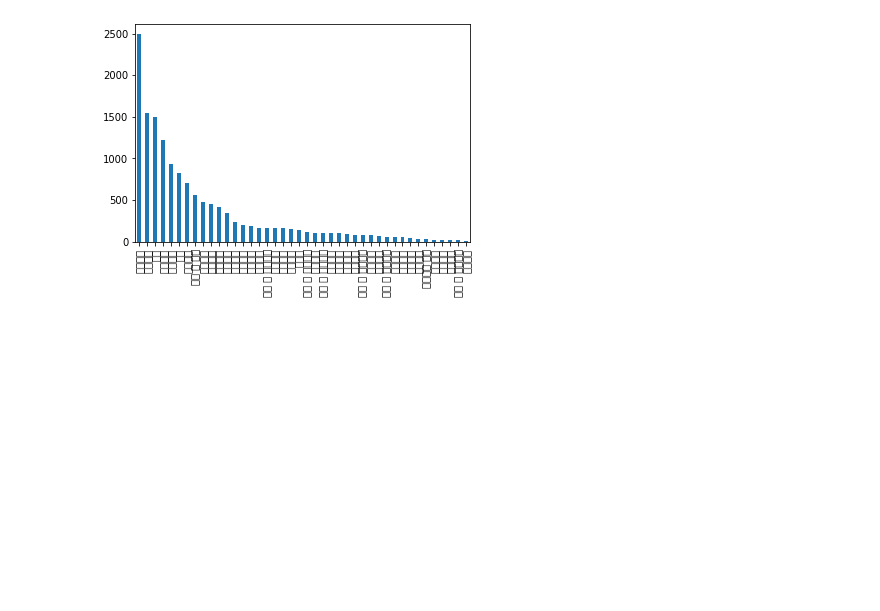
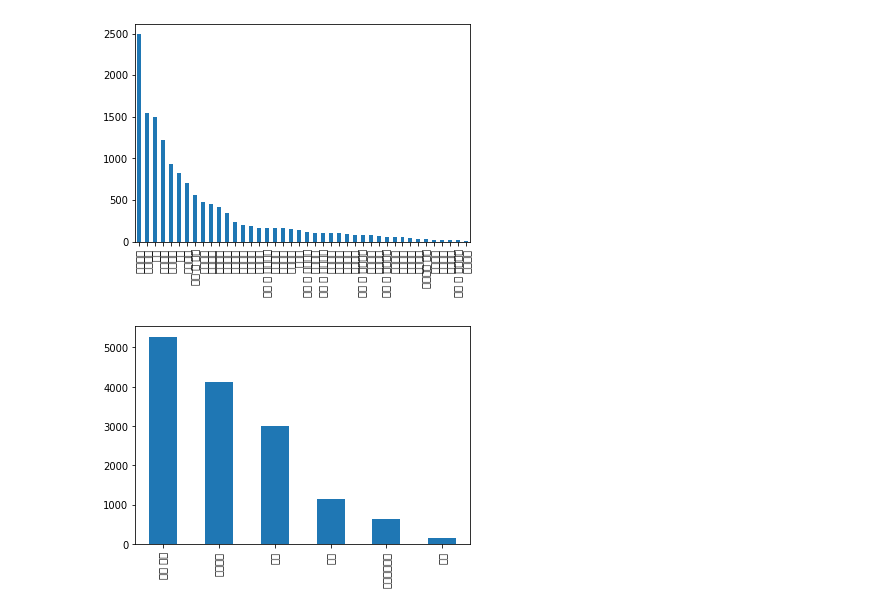
Before and after one commit to ConstructionSiteRisk2023/Preprocessor, a Jupyter notebook: temp4.ipynb, the cells around one changed output. Cells and saved outputs as stored; diff of their text form; code cells hidden in the pictures; blank space fills up the shorter version.

```diff
--- a/temp4.ipynb
+++ b/temp4.ipynb
@@ -143,3 +143,16 @@ plt.show()
 # Name: 작업프로세스, dtype: int64
 # %% [output]
 [figure]
+# %%
+data['시설물 분류'].value_counts().plot(kind='bar')
+plt.show()
+
+# 기타 건축     5272
+# 공동주택      4117
+# 토목        2993
+# 공장        1152
+# 산업환경설비     619
+# 조경         136
+# Name: 시설물 분류, dtype: int64
+# %% [output]
+[figure, added]
```
